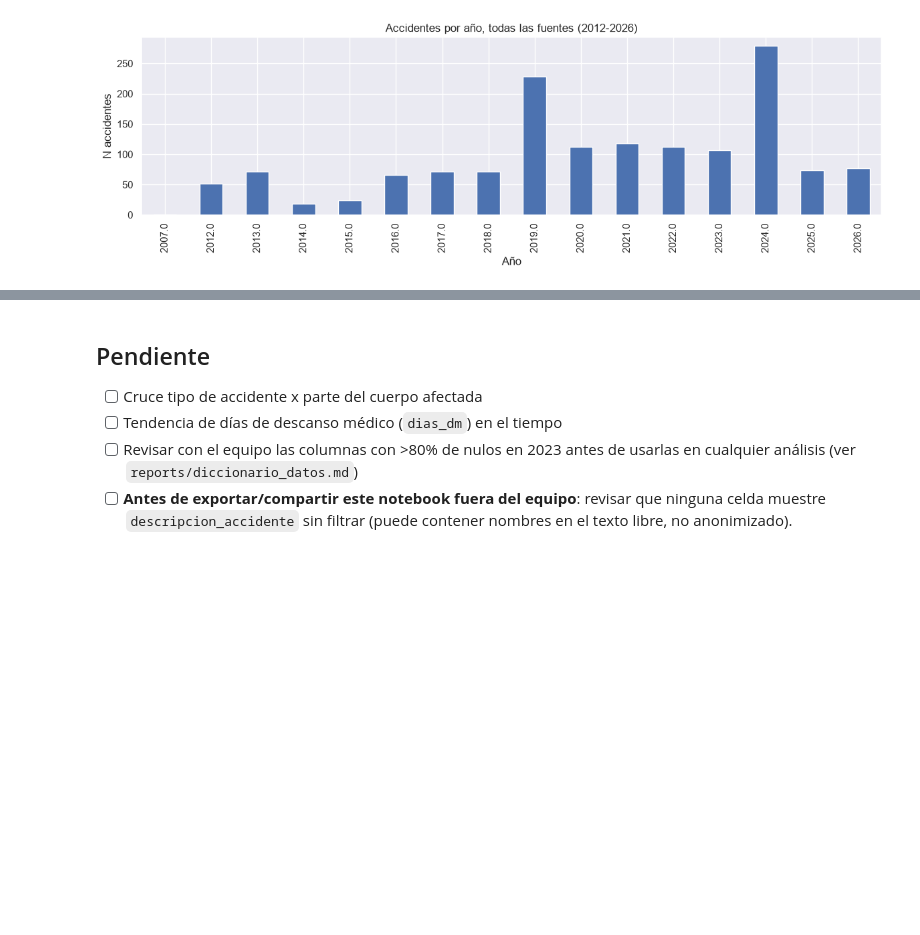
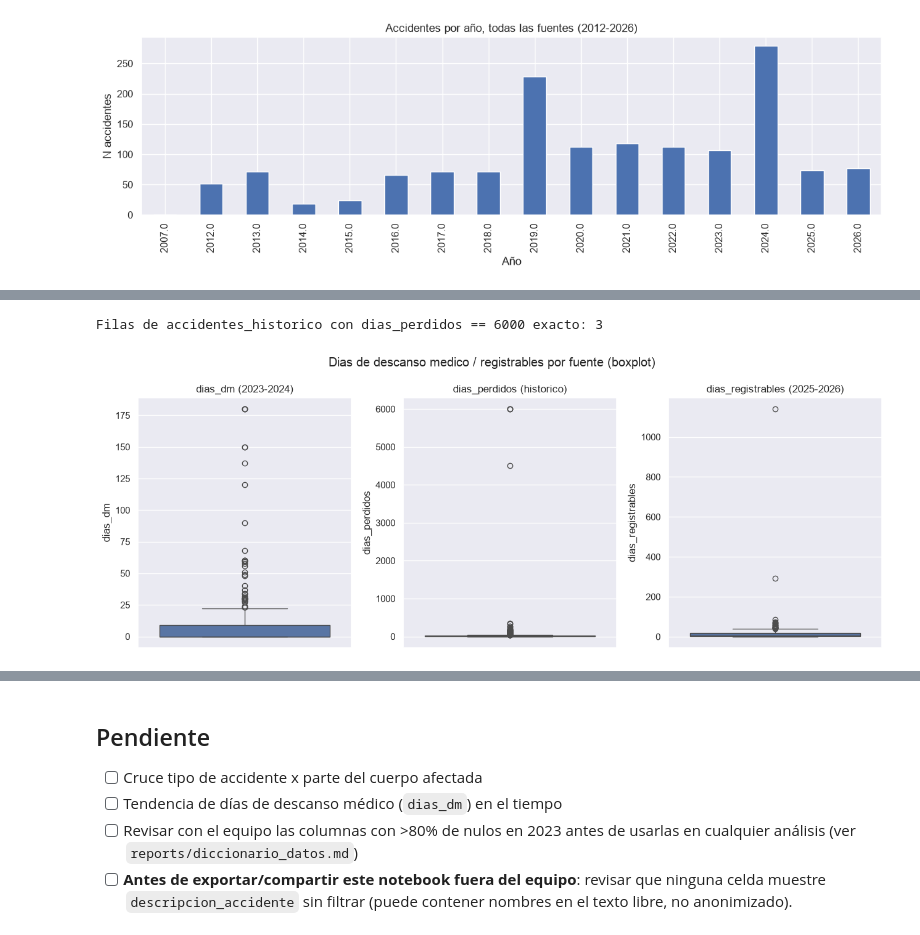
Before and after one commit to Jerimy2021/Applied-Machine-Learning, a Jupyter notebook: notebooks/01_eda_accidentes.ipynb, the cells around one changed output, grey strips where cells are left out. Drawn from its saved outputs; the diff is of its cells as text; code cells hidden in the pictures; blank space fills up the shorter version.

```diff
--- a/notebooks/01_eda_accidentes.ipynb
+++ b/notebooks/01_eda_accidentes.ipynb
@@ -155,0 +237,17 @@ Total incidentes (evento distinto a accidente): 340
+# %%
+n_dias_6000 = (df_historico["dias_perdidos"] == 6000).sum()
+print(f"Filas de accidentes_historico con dias_perdidos == 6000 exacto: {n_dias_6000}")
+
+fig, axes = plt.subplots(1, 3, figsize=(13, 5))
+sns.boxplot(y=df["dias_dm"].dropna(), ax=axes[0])
+axes[0].set_title("dias_dm (2023-2024)")
+sns.boxplot(y=df_historico["dias_perdidos"].dropna(), ax=axes[1])
+axes[1].set_title("dias_perdidos (historico)")
+sns.boxplot(y=df_2025_2026["dias_registrables"].dropna(), ax=axes[2])
+axes[2].set_title("dias_registrables (2025-2026)")
+fig.suptitle("Dias de descanso medico / registrables por fuente (boxplot)")
+fig.tight_layout()
+fig.savefig(FIGURES_DIR / "outliers_boxplot_dias_perdidos.png", dpi=100)
+# %% [output]
+Filas de accidentes_historico con dias_perdidos == 6000 exacto: 3
+[figure, added]
```
Also changed, not shown: parts of 7 cells of this notebook, 3 other files.
